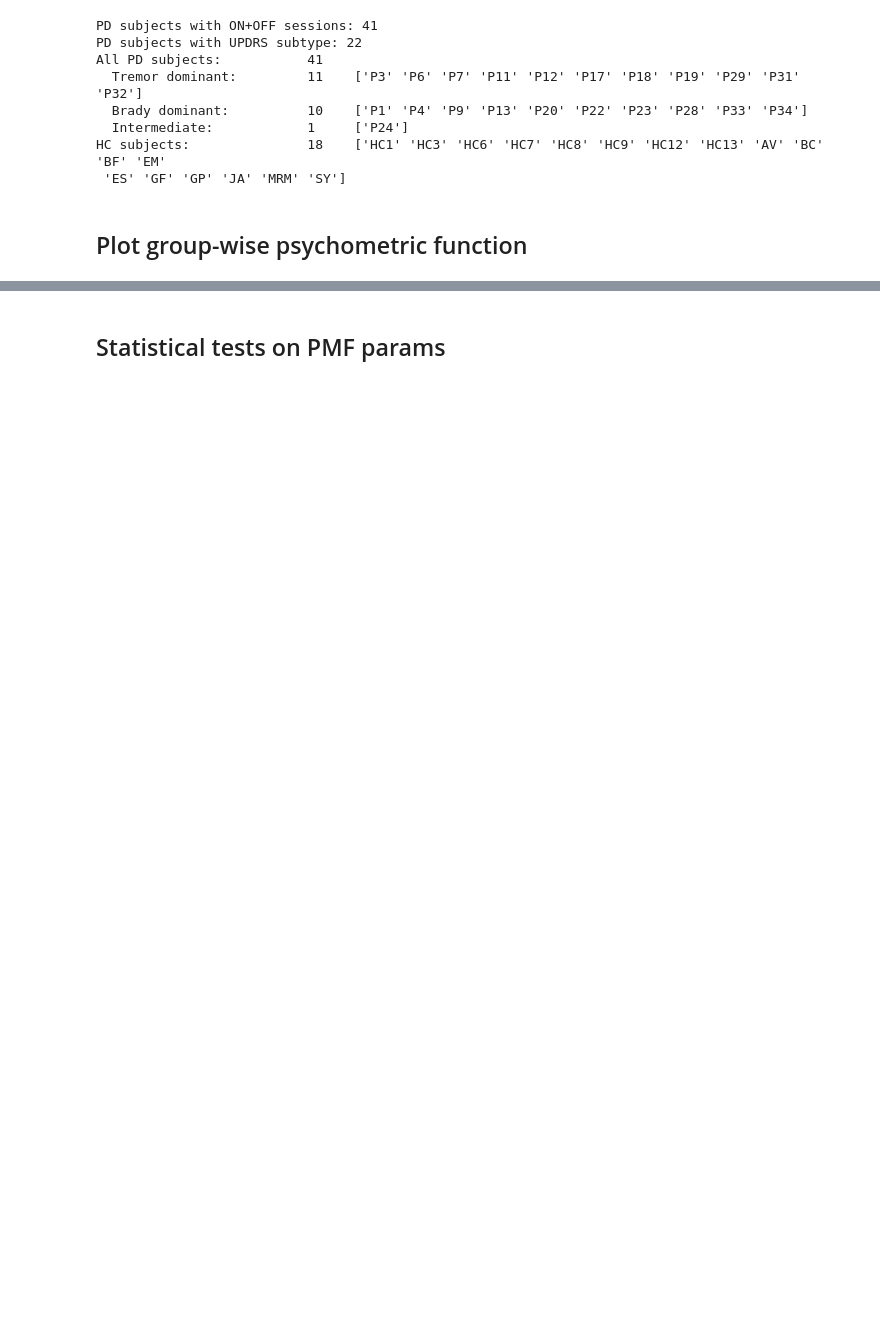
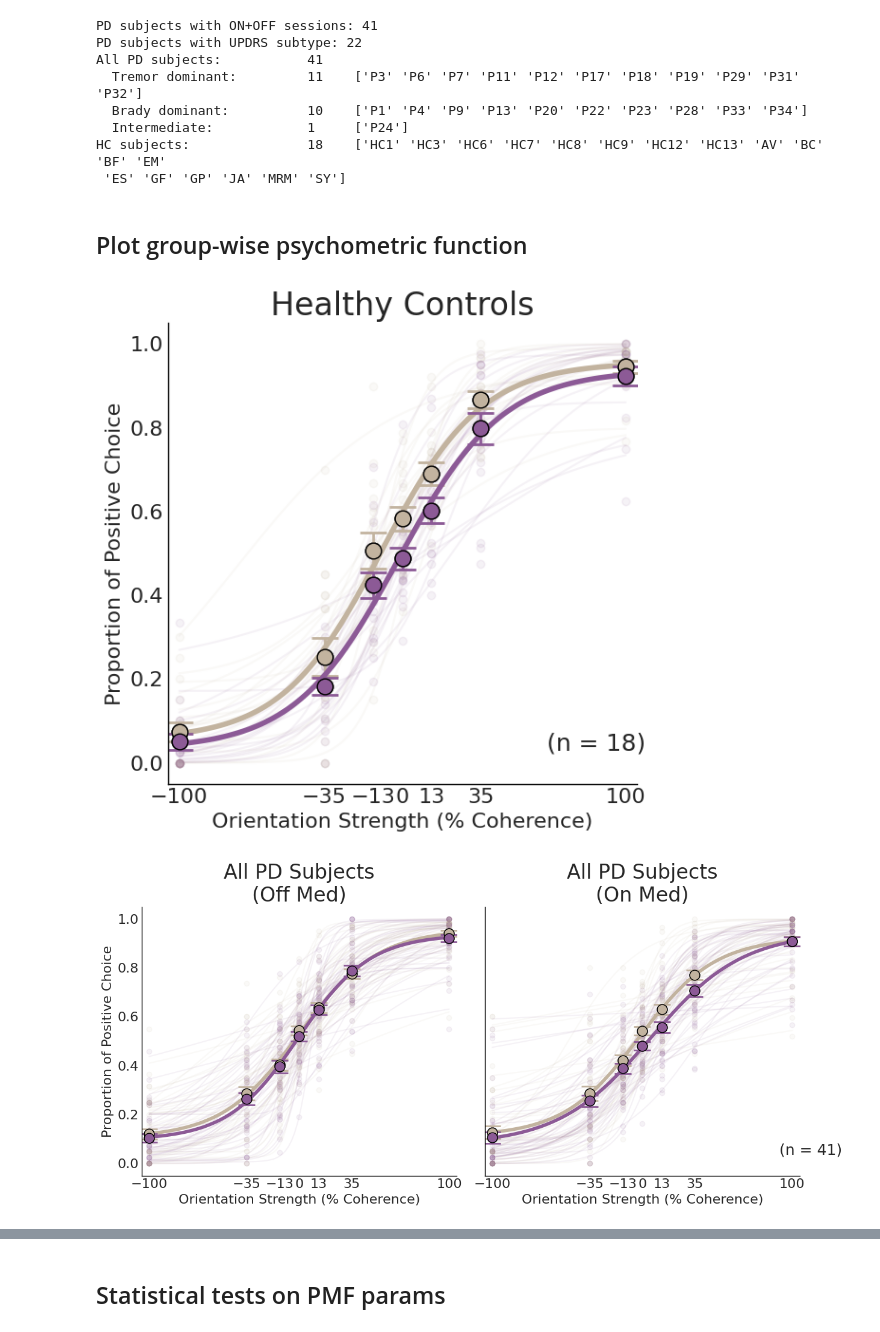
Before and after one commit to vaibrainium/bayesian-priors-in-pd-subtype, a Jupyter notebook: notebooks/2.20-psych-model-fitting-color.ipynb, the cells around one changed output, grey strips where cells are left out. Cells and saved outputs as stored; diff of their text form; code cells hidden in the pictures; blank space fills up the shorter version.

```diff
--- a/notebooks/2.20-psych-model-fitting-color.ipynb
+++ b/notebooks/2.20-psych-model-fitting-color.ipynb
@@ -27,0 +54,58 @@ HC subjects:               18    ['HC1' 'HC3' 'HC6' 'HC7' 'HC8' 'HC9' 'HC12' 'HC
+# %%
+pos_color, eq_color = "#C2B39F", "#8C5A96"
+alpha = 0.08
+err_style = {"elinewidth": 2, "capsize": 10, "capthick": 2}
+suptitle_map = {
+    "all": "All PD Subjects",
+    "tremor_dominant": "Tremor Dominant",
+    "bradykinesia_dominant": "Bradykinesia Dominant",
+    "healthy": "Healthy Controls",
+}
+for group, sub_ids in subjects_map.items():
+
+    suptitle = suptitle_map[group]
+    if group != "healthy":
+        fig, ax = plt.subplots(1, 2, figsize=(12, 6), sharey=True)
+    else:
+        fig, _ax = plt.subplots(1, 1, figsize=(6, 6))
+        ax = np.array([_ax])
+
+    off, on = new_accumulators(), new_accumulators()
+    for sid in sub_ids:
+        subj_data = filtered_data[filtered_data["subject_id"] == sid].sort_values("medication")
+
+        if group == "healthy":
+            collect_psych(subj_data, off)
+            for key, color in [("pos", pos_color), ("eq", eq_color)]:
+                ax[0].plot(off[key]["coh"][-1], off[key]["psych"][-1], color=color, marker="o", ls="", alpha=alpha)
+                ax[0].plot(off[key]["x_hat"][-1], off[key]["y_hat"][-1], color=color, ls="-", alpha=alpha)
+        else:
+            for med in subj_data["medication"].unique():
+                accum, ax_i = (off, 0) if med == "off" else (on, 1)
+                collect_psych(subj_data[subj_data["medication"] == med], accum)
+                for key, color in [("pos", pos_color), ("eq", eq_color)]:
+                    ax[ax_i].plot(accum[key]["coh"][-1], accum[key]["psych"][-1], color=color, marker="o", ls="", alpha=alpha)
+                    ax[ax_i].plot(accum[key]["x_hat"][-1], accum[key]["y_hat"][-1], color=color, ls="-", alpha=alpha)
+
+    if group != "healthy":
+        plot_mean_psych(ax[0], off, pos_color, eq_color, err_style)
+        plot_mean_psych(ax[1], on, pos_color, eq_color, err_style)
+    else:
+        plot_mean_psych(ax[0], off, pos_color, eq_color, err_style)
+
+    # ── Styling ──
+    for a in ax:
+        a.set_xticks([-100, -35, -13, 0, 13, 35, 100])
+        a.tick_params(labelsize=16)
+        for sp in ["top", "right"]:
+            a.spines[sp].set_visible(False)
+    ax[0].set(xlabel="Orientation Strength (% Coherence)", ylabel="Proportion of Positive Choice", xlim=(-105, 105), ylim=(-0.05, 1.05), title=f"{suptitle}{'' if group == 'healthy' else '\n(Off Med)'}")
+    if group != "healthy":
+        ax[1].set(xlabel="Orientation Strength (% Coherence)", xlim=(-105, 105), ylim=(-0.05, 1.05), title=f"{suptitle}\n(On Med)")
+        fig.text(0.95, 0.2, f"(n = {len(sub_ids)})", fontsize=18, ha="left", va="top")
+    else:
+        fig.text(0.8, 0.2, f"(n = {len(sub_ids)})", fontsize=18, ha="left", va="top")
+    fig.tight_layout()
+# %% [output]
+[figure, added]
+[figure, added]
```
Also changed, not shown: parts of 3 cells of this notebook, 1 other file.
